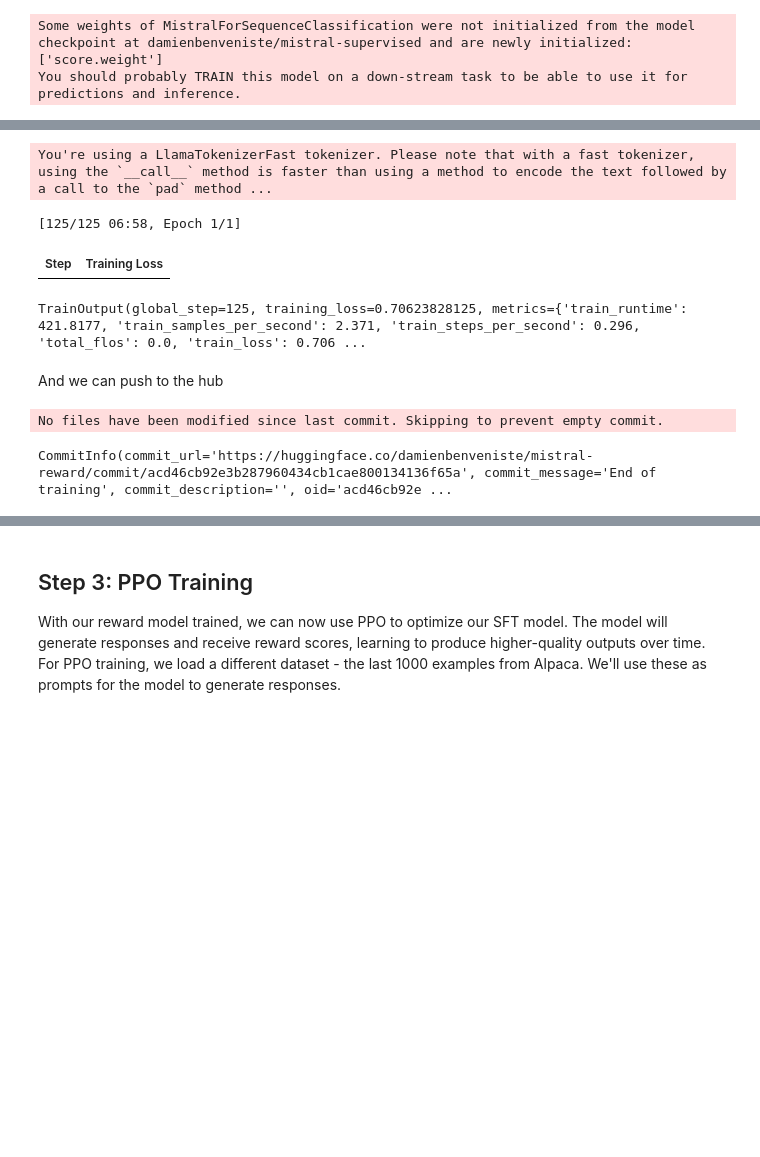
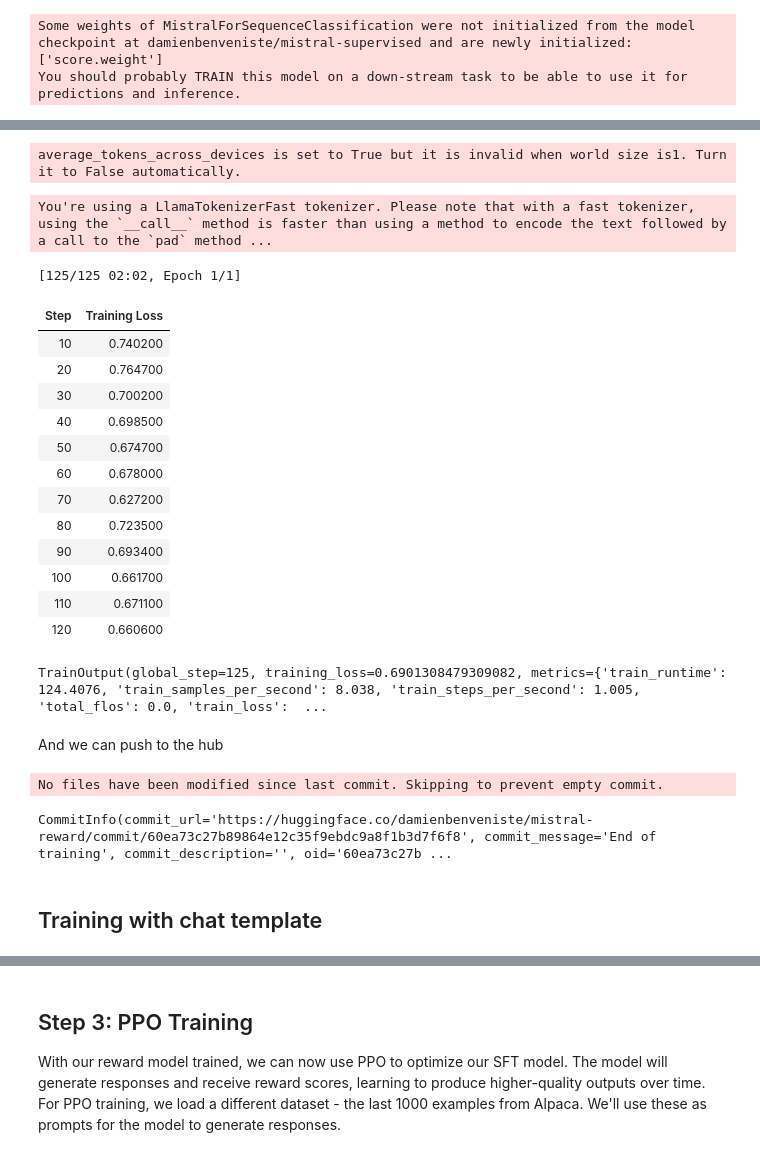
Before and after one commit to damienbenveniste/The-AiEdge-Code-Examples, a Jupyter notebook: code-examples/LLMs/Training-LLMS/training.ipynb, the cells around one changed output, grey strips where cells are left out. Cells and saved outputs as stored; diff of their text form; code cells hidden in the pictures; blank space fills up the shorter version.

Commit message:
modified training

```diff
--- a/code-examples/LLMs/Training-LLMS/training.ipynb
+++ b/code-examples/LLMs/Training-LLMS/training.ipynb
@@ -515,35 +555,49 @@ MistralForSequenceClassification(
   )
   (score): Linear(in_features=768, out_features=1, bias=False)
 )
-# %%
-reward_model.config.pad_token_id = tokenizer.pad_token_id
 # %%
 from trl import RewardTrainer, RewardConfig
 
 reward_config = RewardConfig(
     output_dir="mistral-reward",
     num_train_epochs=1,
     push_to_hub=True,
     report_to="none",
+    bf16=False
 )
 
 trainer = RewardTrainer(
     model=reward_model,
     args=reward_config,
-    train_dataset=tokenized_data,
+    train_dataset=dataset,
     processing_class=tokenizer
 )
 
 trainer.train()
 # %% [output]
-You're using a LlamaTokenizerFast tokenizer. Please note that with a fast tokenizer, using the `__call__` method is faster than using a method to encode the text followed by a call to the `pad` method ...
+average_tokens_across_devices is set to True but it is invalid when world size is1. Turn it to False automatically.
-[125/125 06:58, Epoch 1/1]
+You're using a LlamaTokenizerFast tokenizer. Please note that with a fast tokenizer, using the `__call__` method is faster than using a method to encode the text followed by a call to the `pad` method ...
+[125/125 02:02, Epoch 1/1]
 | Step | Training Loss |
+| 10 | 0.740200 |
+| 20 | 0.764700 |
+| 30 | 0.700200 |
+| 40 | 0.698500 |
+| 50 | 0.674700 |
+| 60 | 0.678000 |
+| 70 | 0.627200 |
+| 80 | 0.723500 |
+| 90 | 0.693400 |
+| 100 | 0.661700 |
+| 110 | 0.671100 |
+| 120 | 0.660600 |
-TrainOutput(global_step=125, training_loss=0.70623828125, metrics={'train_runtime': 421.8177, 'train_samples_per_second': 2.371, 'train_steps_per_second': 0.296, 'total_flos': 0.0, 'train_loss': 0.706 ...
+TrainOutput(global_step=125, training_loss=0.6901308479309082, metrics={'train_runtime': 124.4076, 'train_samples_per_second': 8.038, 'train_steps_per_second': 1.005, 'total_flos': 0.0, 'train_loss':  ...
 # %% [markdown]
 And we can push to the hub
 # %%
 trainer.push_to_hub()
 # %% [output]
 No files have been modified since last commit. Skipping to prevent empty commit.
-CommitInfo(commit_url='https://huggingface.co/damienbenveniste/mistral-reward/commit/acd46cb92e3b287960434cb1cae800134136f65a', commit_message='End of training', commit_description='', oid='acd46cb92e ...
+CommitInfo(commit_url='https://huggingface.co/damienbenveniste/mistral-reward/commit/60ea73c27b89864e12c35f9ebdc9a8f1b3d7f6f8', commit_message='End of training', commit_description='', oid='60ea73c27b ...
+# %% [markdown]
+## Training with chat template
```
Also changed, not shown: parts of 40 cells of this notebook.
